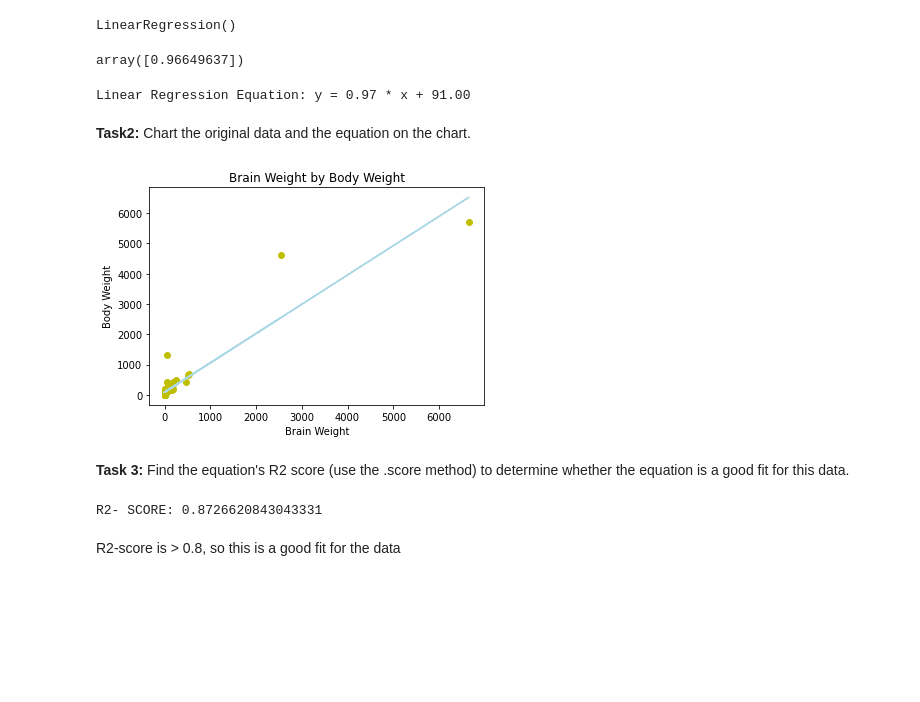
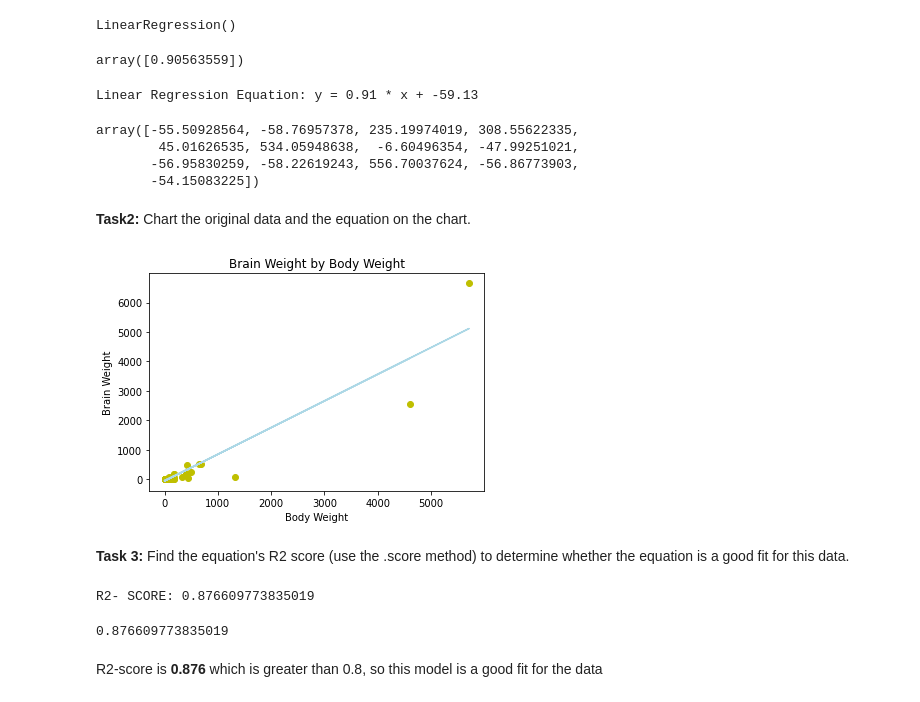
Before and after one commit to NikhithaVarma/Guvi-Task6, a Jupyter notebook: Assignment_6(Brain_vs_Body_Weight).ipynb, the cells around one changed output. Cells and saved outputs as stored; diff of their text form; code cells hidden in the pictures; blank space fills up the shorter version.

```diff
--- a/Assignment_6(Brain_vs_Body_Weight).ipynb
+++ b/Assignment_6(Brain_vs_Body_Weight).ipynb
@@ -38,5 +50,8 @@ Brain    float64
 Body     float64
 dtype: object
 # %%
-X = df[['Brain']].values #feature
-y = df['Body'].values  #target
+X = df[['Body']].values #feature
+y = df['Brain'].values  #target
+
+from sklearn.model_selection import train_test_split
+X_train, X_test, y_train, y_test = train_test_split(X, y, test_size=0.2)
@@ -46,7 +65,7 @@ y = df['Body'].values  #target
 #fitting the model
 from sklearn.linear_model import LinearRegression
 bb_regressor=LinearRegression()
-bb_regressor.fit(X,y)
+bb_regressor.fit(X_train,y_train)
 # %% [output]
 LinearRegression()
 # %%
@@ -55,9 +74,17 @@ coefficient= bb_regressor.coef_
 intercept= bb_regressor.intercept_
 coefficient
 # %% [output]
-array([0.96649637])
+array([0.90563559])
 # %%
 #printing the linear regression equation y=mx+c
 print("Linear Regression Equation: y = {:.2f} * x + {:.2f}".format(coefficient[0], intercept))
 # %% [output]
-Linear Regression Equation: y = 0.97 * x + 91.00
+Linear Regression Equation: y = 0.91 * x + -59.13
+# %%
+y_pred = bb_regressor.predict(X_test)
+y_pred
+# %% [output]
+array([-55.50928564, -58.76957378, 235.19974019, 308.55622335,
+        45.01626535, 534.05948638,  -6.60496354, -47.99251021,
+       -56.95830259, -58.22619243, 556.70037624, -56.86773903,
+       -54.15083225])
@@ -66,17 +95,21 @@ Linear Regression Equation: y = 0.97 * x + 91.00
 # %%
 plt.scatter(X, y, color='y')
 plt.plot(X, bb_regressor.predict(X),color='lightblue')
 plt.title('Brain Weight by Body Weight')
-plt.xlabel('Brain Weight')
-plt.ylabel('Body Weight')
+plt.xlabel('Body Weight')
+plt.ylabel('Brain Weight')
 plt.show()
 # %% [output]
-[figure, old version]
+[figure, new version]
 # %% [markdown]
 **Task 3:** Find the equation's R2 score (use the .score method) to determine whether the equation is a good fit for this data.
-# %%
-print('R2- SCORE:', bb_regressor.score(X,y))
-# %% [output]
-R2- SCORE: 0.8726620843043331
+# %%
+#print('R2- SCORE:', bb_regressor.score(X,y))
+from sklearn import metrics
+print('R2- SCORE:', metrics.r2_score(y_test,y_pred))
+bb_regressor.score(X_test,y_test)
+# %% [output]
+R2- SCORE: 0.876609773835019
+0.876609773835019
 # %% [markdown]
-R2-score is > 0.8, so this is a good fit for the data
+R2-score is **0.876** which is greater than 0.8, so this model is a good fit for the data
```
Also changed, not shown: parts of 3 cells of this notebook.
